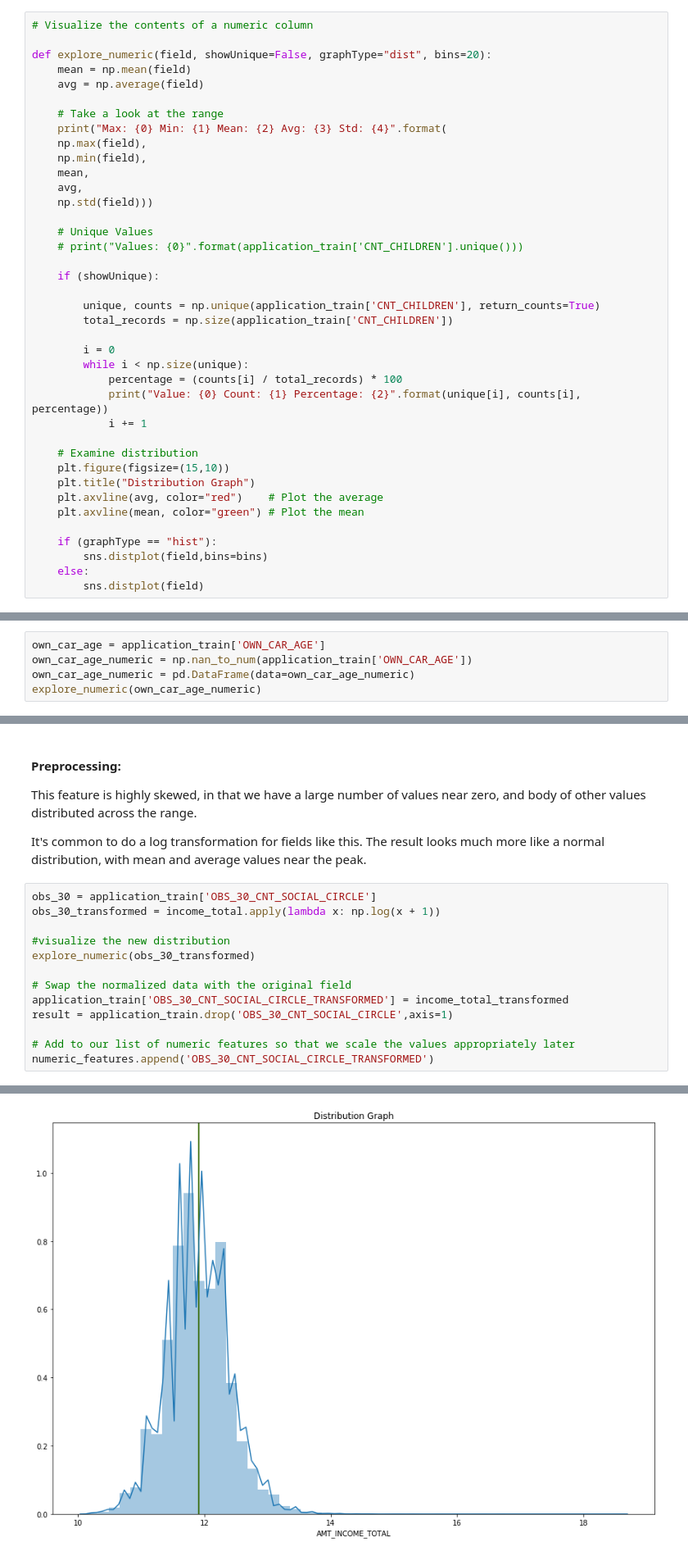
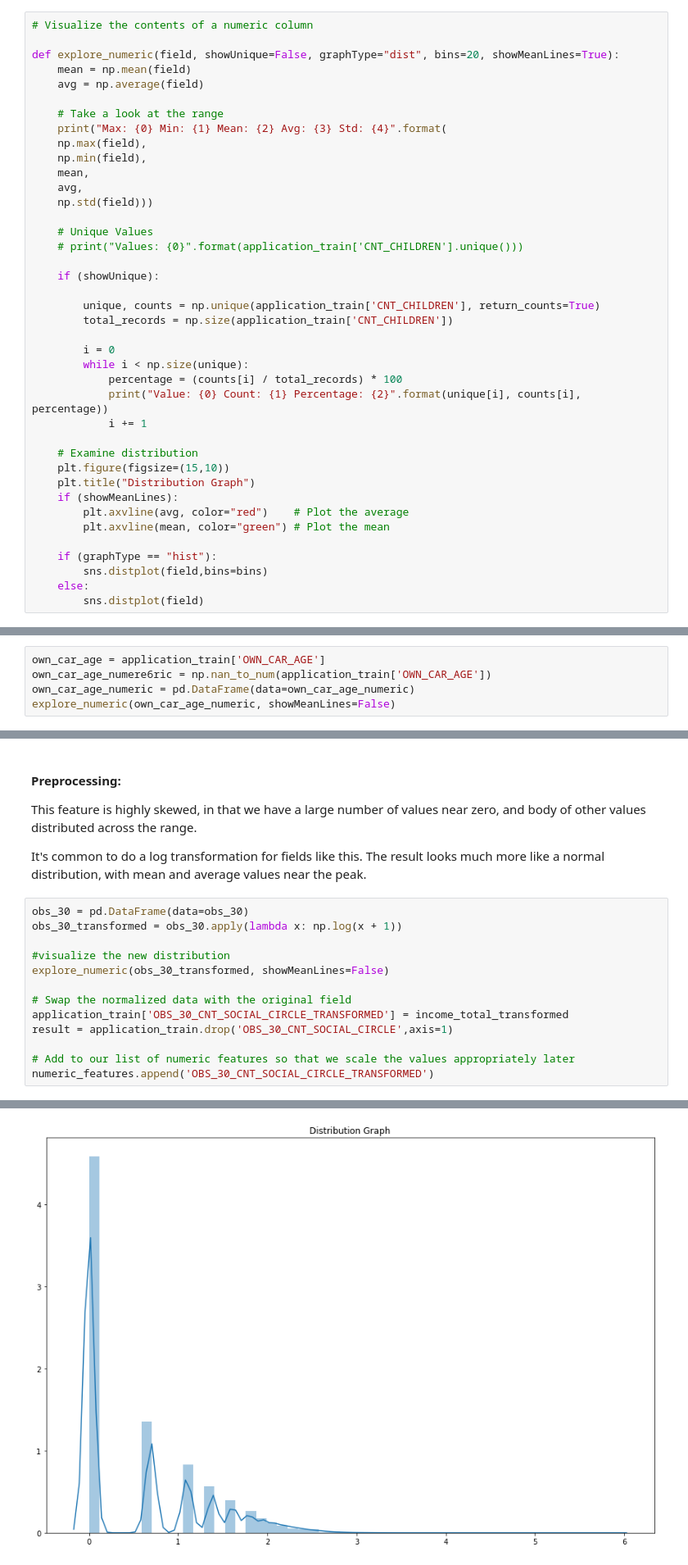
Before and after one commit to clarkje/machine-learning, a Jupyter notebook: projects/capstone/Data Exploration - Application Data.ipynb, the cells around one changed output, grey strips where cells are left out. Shown at 82% size. Cells and saved outputs as stored; diff of their text form.

Commit message:
Finished with the Application Fields
Got through the initial analysis and preprocessing on the fields in application_train.csv.  Just 97 more to go in the other CSV files!

```diff
--- a/projects/capstone/Data Exploration - Application Data.ipynb
+++ b/projects/capstone/Data Exploration - Application Data.ipynb
@@ -71,7 +71,7 @@ def explore_non_numeric(field, showDetails=True):
 # %%
 # Visualize the contents of a numeric column
 
-def explore_numeric(field, showUnique=False, graphType="dist", bins=20):
+def explore_numeric(field, showUnique=False, graphType="dist", bins=20, showMeanLines=True):
     mean = np.mean(field)
     avg = np.average(field)
 
@@ -100,8 +100,9 @@ def explore_numeric(field, showUnique=False, graphType="dist", bins=20):
     # Examine distribution
     plt.figure(figsize=(15,10))
     plt.title("Distribution Graph")
-    plt.axvline(avg, color="red")    # Plot the average
-    plt.axvline(mean, color="green") # Plot the mean
+    if (showMeanLines):
+        plt.axvline(avg, color="red")    # Plot the average
+        plt.axvline(mean, color="green") # Plot the mean
 
     if (graphType == "hist"):
         sns.distplot(field,bins=bins)
@@ -510,9 +511,9 @@ numeric_features.append(['DAYS_ID_PUBLISH'])
 Age of client's car
 # %%
 own_car_age = application_train['OWN_CAR_AGE']
-own_car_age_numeric = np.nan_to_num(application_train['OWN_CAR_AGE'])
+own_car_age_numere6ric = np.nan_to_num(application_train['OWN_CAR_AGE'])
 own_car_age_numeric = pd.DataFrame(data=own_car_age_numeric)
-explore_numeric(own_car_age_numeric)
+explore_numeric(own_car_age_numeric, showMeanLines=False)
 # %% [output]
 Max: 0    91.0
 dtype: float64 Min: 0    0.0
@@ -970,11 +978,11 @@ This feature is highly skewed, in that we have a large number of values near zer
 
 It's common to do a log transformation for fields like this. The result looks much more like a normal distribution, with mean and average values near the peak.
 # %%
-obs_30 = application_train['OBS_30_CNT_SOCIAL_CIRCLE']
-obs_30_transformed = income_total.apply(lambda x: np.log(x + 1))
+obs_30 = pd.DataFrame(data=obs_30)
+obs_30_transformed = obs_30.apply(lambda x: np.log(x + 1))
 
 #visualize the new distribution
-explore_numeric(obs_30_transformed)
+explore_numeric(obs_30_transformed, showMeanLines=False)
 
 # Swap the normalized data with the original field
 application_train['OBS_30_CNT_SOCIAL_CIRCLE_TRANSFORMED'] = income_total_transformed
@@ -987,4 +999,4 @@ Max: 18.57768450130904 Min: 10.152337836193743 Mean: 11.909245341906919 Avg: 11.
-[figure, old version]
+[figure, new version]
 # %% [markdown]
 #### DEF_30_CNT_SOCIAL_CIRCLE
 How many observation of client's social surroundings defaulted on 30 DPD (days past due)
```
Also changed, not shown: parts of 41 cells of this notebook.
